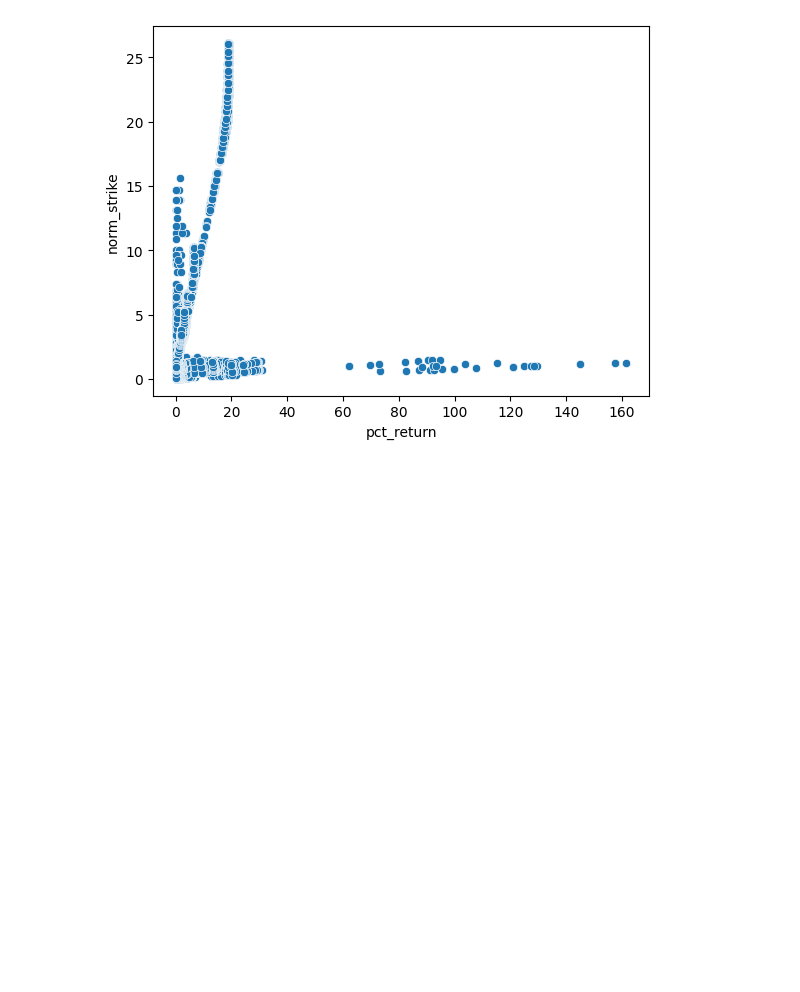
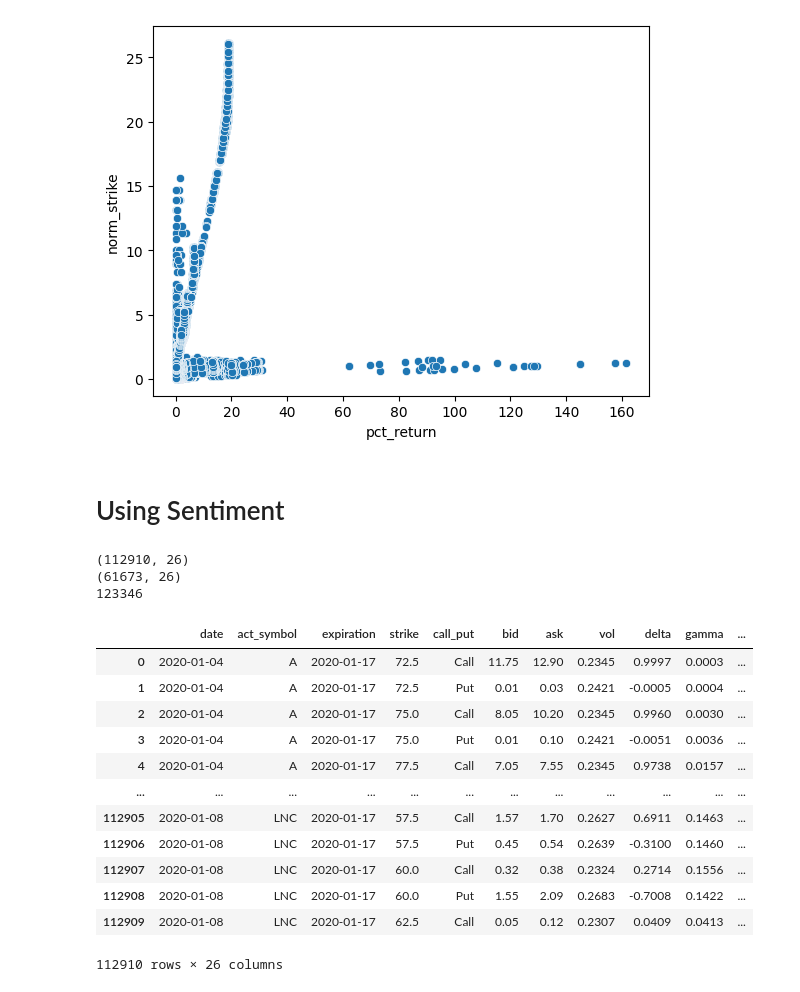
Before and after one commit to ImAHappyDuck/capstone, a Jupyter notebook: Avisual.ipynb, the cells around one changed output. Cells and saved outputs as stored; diff of their text form; code cells hidden in the pictures; blank space fills up the shorter version.

```diff
--- a/Avisual.ipynb
+++ b/Avisual.ipynb
@@ -146,3 +157,30 @@ sns.scatterplot(x="pct_return", y="norm_strike", data=pos_profit)
 [figure]
 <Axes: xlabel='pct_return', ylabel='norm_strike'>
 [figure]
+# %% [markdown]
+# Using Sentiment
+# %%
+sent = pd.read_csv("cleaned_optData_with_prices_sentiment.csv")
+print(sent.shape)
+sent_copy = sent[(sent["avg_pos_score"].isna() == False) & (sent["avg_neg_score"].isna() == False)]
+print(sent_copy.shape)
+# %% [output]
+(112910, 26)
+(61673, 26)
+123346
+# %%
+sent
+# %% [output]
+|  | date | act_symbol | expiration | strike | call_put | bid | ask | vol | delta | gamma | ... |
+| 0 | 2020-01-04 | A | 2020-01-17 | 72.5 | Call | 11.75 | 12.90 | 0.2345 | 0.9997 | 0.0003 | ... |
+| 1 | 2020-01-04 | A | 2020-01-17 | 72.5 | Put | 0.01 | 0.03 | 0.2421 | -0.0005 | 0.0004 | ... |
+| 2 | 2020-01-04 | A | 2020-01-17 | 75.0 | Call | 8.05 | 10.20 | 0.2345 | 0.9960 | 0.0030 | ... |
+| 3 | 2020-01-04 | A | 2020-01-17 | 75.0 | Put | 0.01 | 0.10 | 0.2421 | -0.0051 | 0.0036 | ... |
+| 4 | 2020-01-04 | A | 2020-01-17 | 77.5 | Call | 7.05 | 7.55 | 0.2345 | 0.9738 | 0.0157 | ... |
+| ... | ... | ... | ... | ... | ... | ... | ... | ... | ... | ... | ... |
+| 112905 | 2020-01-08 | LNC | 2020-01-17 | 57.5 | Call | 1.57 | 1.70 | 0.2627 | 0.6911 | 0.1463 | ... |
+| 112906 | 2020-01-08 | LNC | 2020-01-17 | 57.5 | Put | 0.45 | 0.54 | 0.2639 | -0.3100 | 0.1460 | ... |
+| 112907 | 2020-01-08 | LNC | 2020-01-17 | 60.0 | Call | 0.32 | 0.38 | 0.2324 | 0.2714 | 0.1556 | ... |
+| 112908 | 2020-01-08 | LNC | 2020-01-17 | 60.0 | Put | 1.55 | 2.09 | 0.2683 | -0.7008 | 0.1422 | ... |
+| 112909 | 2020-01-08 | LNC | 2020-01-17 | 62.5 | Call | 0.05 | 0.12 | 0.2307 | 0.0409 | 0.0413 | ... |
+112910 rows × 26 columns
```
Also changed, not shown: parts of 16 cells of this notebook.
